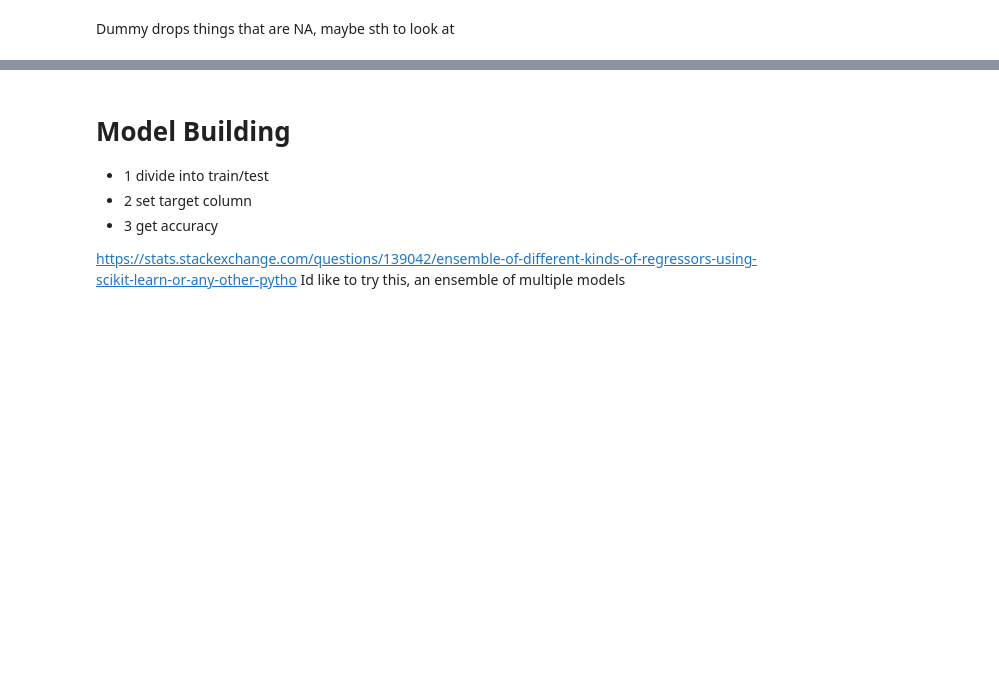
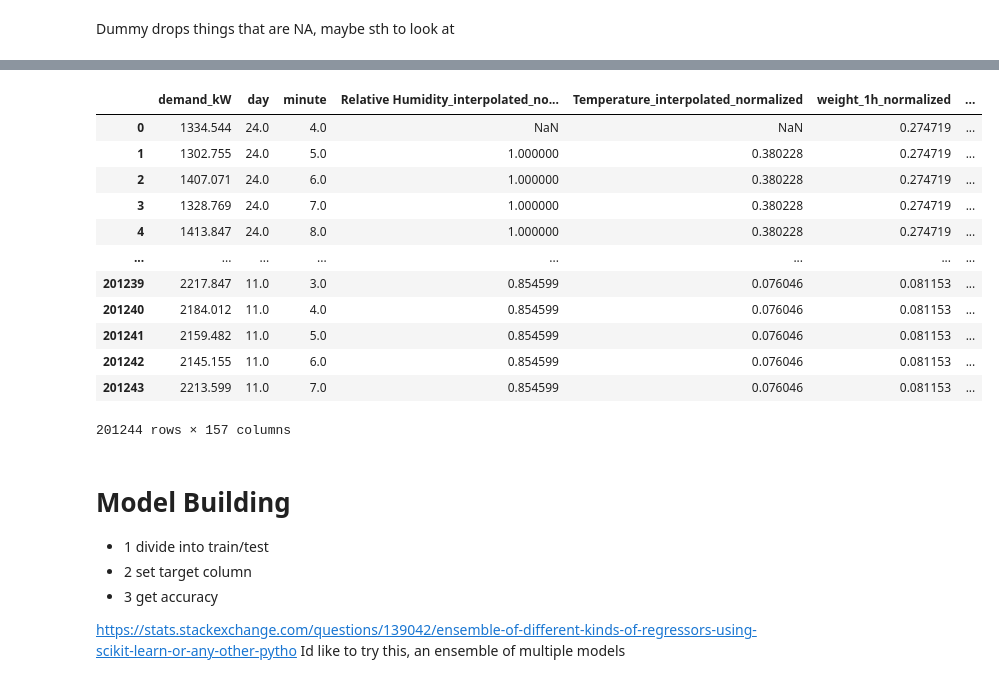
Before and after one commit to Robpennekamp/AppliedMachineLearning, a Jupyter notebook: Model Training by Sonja.ipynb, the cells around one changed output, grey strips where cells are left out. Saved outputs shown, nothing was run; the diff lists cells and outputs as text; code cells hidden in the pictures; blank space fills up the shorter version.

```diff
--- a/Model Training by Sonja.ipynb
+++ b/Model Training by Sonja.ipynb
@@ -213,0 +253,5 @@ dummy_nonnan = dummy_normalized_df.fillna(value = 0)
+# %%
+###This must be zero all across the board
+new_df.resample('1min').last()
+for x in new_df.columns:
+    print(x, new_df[x].isna().sum())
@@ -214,3 +317,39 @@ dummy_nonnan = dummy_normalized_df.fillna(value = 0)
+# %%
+#These values are added as columns to the timeseries_dummy
+#The amount of columns that are added are the amount of lags
+#The column used is in the list [col_names]
+#The period of which the previous timepoint is taken are the amount of minutes before it, so cycle of a day is 60x24 minutes
+
+def add_lags_of_column(df, col_names, lag = 3, period = 1):
+    new_dict={}
+    for col_name in col_names:
+        new_dict[col_name]=df[col_name]
+        # create lagged Series
+        for l in range(1,lag+1):
+            new_dict['%s_%amin_%d' %(col_name, period,l)]=df[col_name].shift(l*period)
+    return pd.DataFrame(new_dict,index=df.index)
+# %%
+add_10_min_cycle = add_lags_of_column(timeseries_dummy, ['pallet_movement_5min', 'doors_open'], 5, 10)
+add_1_min_cycle = add_lags_of_column(timeseries_dummy, ['pallet_movement_5min', 'doors_open'], 5, 1)
+add_hour_cycle = add_lags_of_column(timeseries_dummy, ['weight_1h', 'weight_5h', 'weight_10h', 'weight_23h', 'pallet_movement_5min', 'doors_open'], 5, 60)
+add_day_cycle = add_lags_of_column(timeseries_dummy, ['weight_1h', 'weight_5h', 'weight_10h', 'weight_23h', 'pallet_movement_5min', 'doors_open'], 5, 1440)
+add_week_cycle = add_lags_of_column(timeseries_dummy, ['weight_1h', 'weight_5h', 'weight_10h', 'weight_23h', 'pallet_movement_5min', 'doors_open'], 5, 10080)
+
+pd.concat([timeseries_normalized_dummy, add_hour_cycle, add_1_min_cycle, add_10_min_cycle, add_day_cycle, add_week_cycle], axis = 1)
+# %% [output]
+|  | demand_kW | day | minute | Relative Humidity_interpolated_no... | Temperature_interpolated_normalized | weight_1h_normalized | ... |
+| 0 | 1334.544 | 24.0 | 4.0 | NaN | NaN | 0.274719 | ... |
+| 1 | 1302.755 | 24.0 | 5.0 | 1.000000 | 0.380228 | 0.274719 | ... |
+| 2 | 1407.071 | 24.0 | 6.0 | 1.000000 | 0.380228 | 0.274719 | ... |
+| 3 | 1328.769 | 24.0 | 7.0 | 1.000000 | 0.380228 | 0.274719 | ... |
+| 4 | 1413.847 | 24.0 | 8.0 | 1.000000 | 0.380228 | 0.274719 | ... |
+| ... | ... | ... | ... | ... | ... | ... | ... |
+| 201239 | 2217.847 | 11.0 | 3.0 | 0.854599 | 0.076046 | 0.081153 | ... |
+| 201240 | 2184.012 | 11.0 | 4.0 | 0.854599 | 0.076046 | 0.081153 | ... |
+| 201241 | 2159.482 | 11.0 | 5.0 | 0.854599 | 0.076046 | 0.081153 | ... |
+| 201242 | 2145.155 | 11.0 | 6.0 | 0.854599 | 0.076046 | 0.081153 | ... |
+| 201243 | 2213.599 | 11.0 | 7.0 | 0.854599 | 0.076046 | 0.081153 | ... |
+201244 rows × 157 columns
 # %% [markdown]
 # Model Building
 - 1 divide into train/test
```
Also changed, not shown: parts of 66 cells of this notebook.
